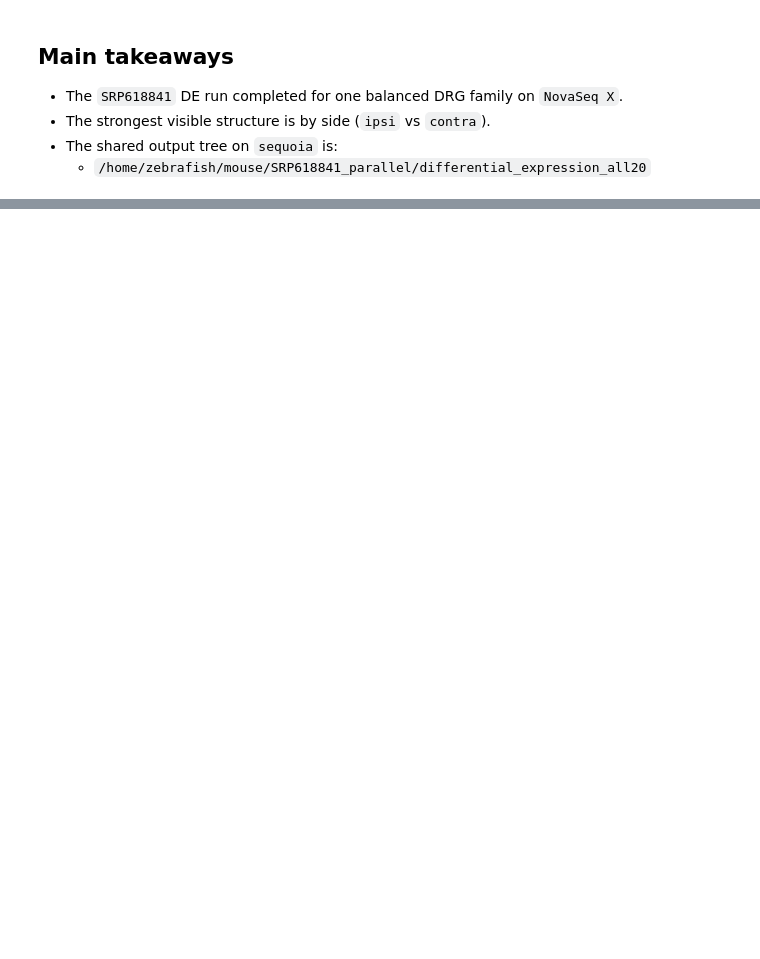
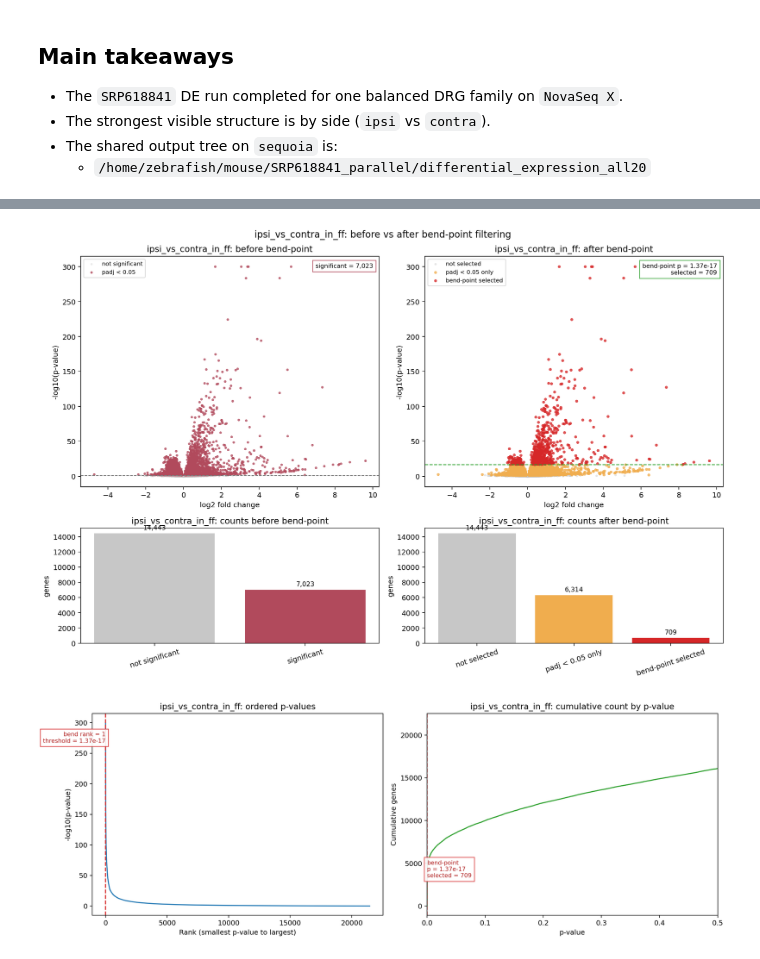
Before and after one commit to pzg8794/mouse_group_project_work, a Jupyter notebook: notebooks/mouse_differential_expression_team_walkthrough_all20.ipynb, the cells around one changed output, grey strips where cells are left out. Cells and saved outputs as stored; diff of their text form; code cells hidden in the pictures; blank space fills up the shorter version.

```diff
--- a/notebooks/mouse_differential_expression_team_walkthrough_all20.ipynb
+++ b/notebooks/mouse_differential_expression_team_walkthrough_all20.ipynb
@@ -143,0 +180,8 @@ display(pd.read_csv(FTABLES / 'ipsi_vs_contra_in_cre_top_genes.tsv', sep='	').he
+# %%
+display(Image(filename=str(DERIVED / 'ipsi_vs_contra_in_ff' / 'before_after_selection_comparison.png'), width=1000))
+display(Image(filename=str(DERIVED / 'ipsi_vs_contra_in_ff' / 'ordered_pvalue_and_cumulative_curve.png'), width=1000))
+display(pd.read_csv(DERIVED / 'ipsi_vs_contra_in_ff' / 'bendpoint_summary.tsv', sep='	'))
+display(pd.read_csv(DERIVED / 'ipsi_vs_contra_in_ff' / 'selected_genes_bendpoint.tsv', sep='	').head(15))
+# %% [output]
+[figure, added]
+[figure, added]
```
Also changed, not shown: parts of 15 cells of this notebook, 17 other files.
